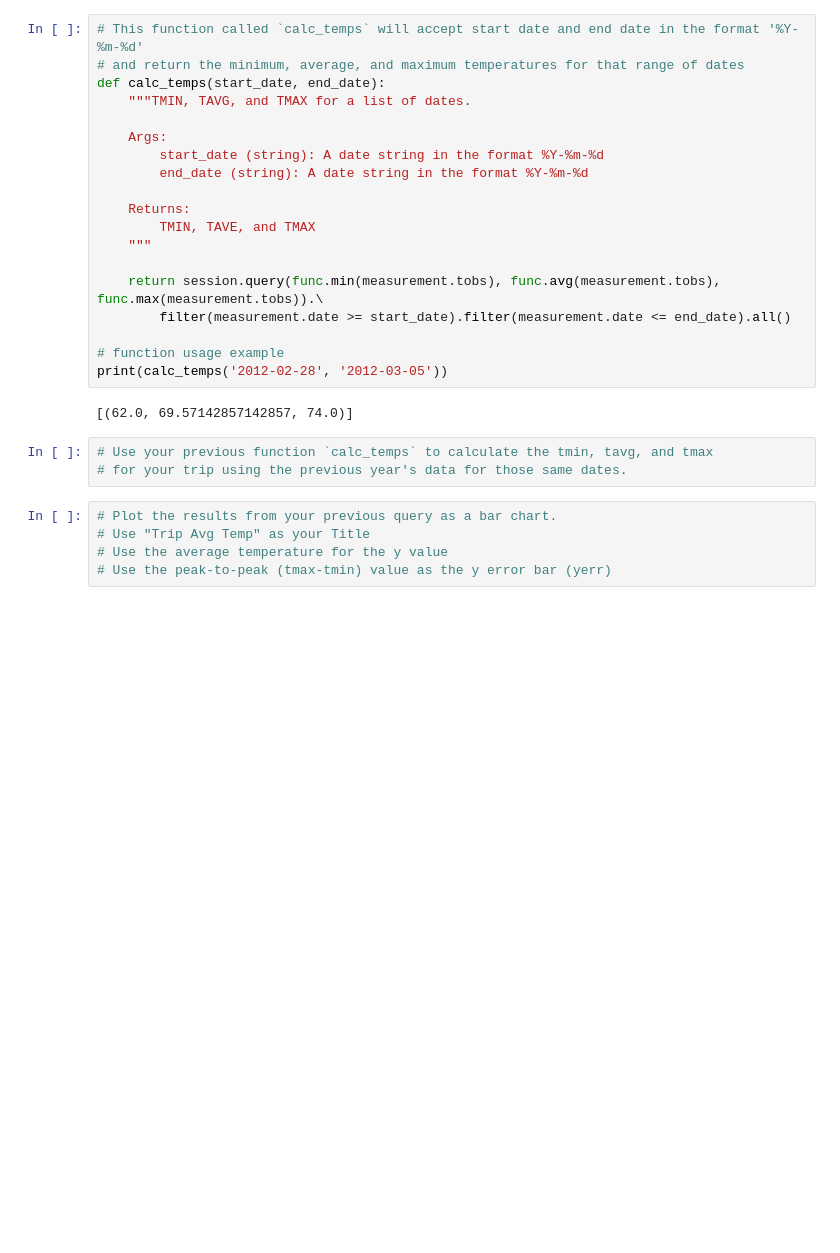
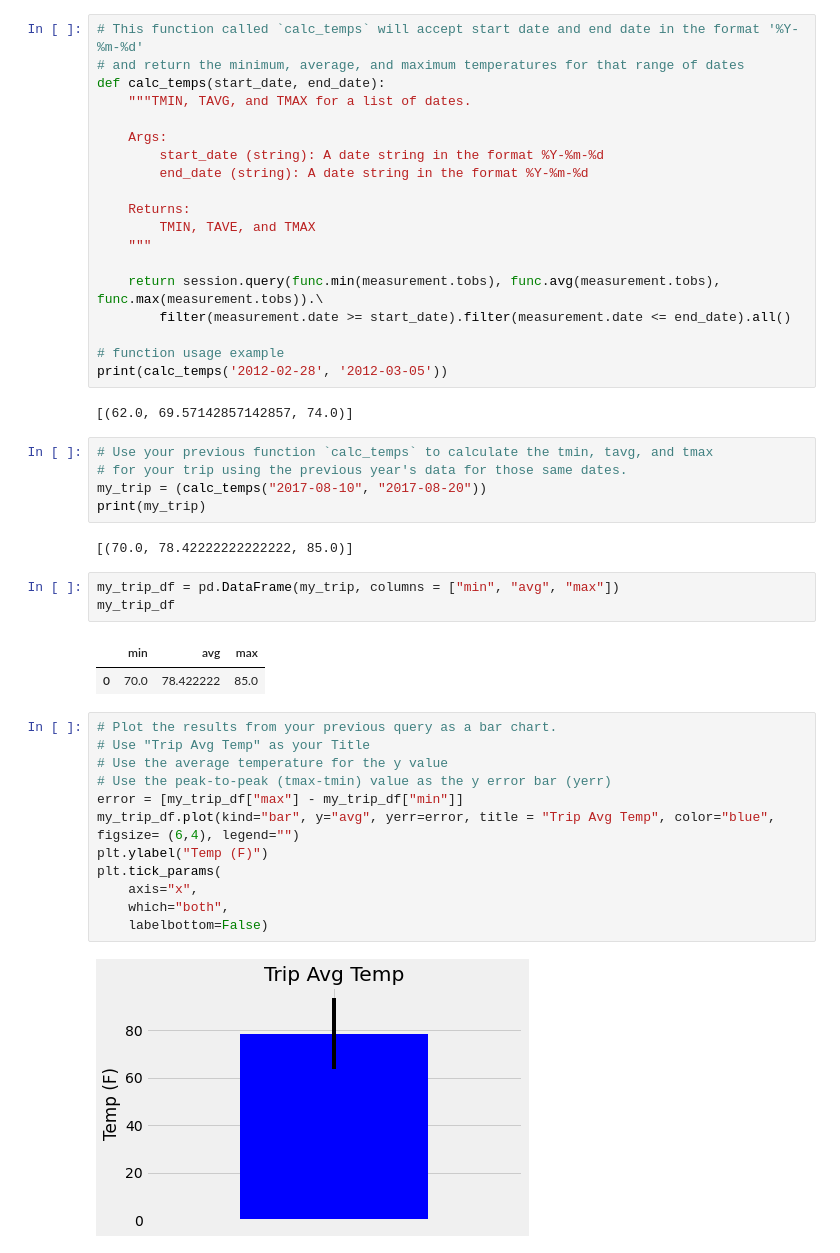
Before and after one commit to CoryOpie/Weather-Data-, a Jupyter notebook: climate_starter.ipynb, the cells around one changed output. Drawn from its saved outputs; the diff is of its cells as text; blank space fills up the shorter version.

```diff
--- a/climate_starter.ipynb
+++ b/climate_starter.ipynb
@@ -200,11 +213,30 @@ print(calc_temps('2012-02-28', '2012-03-05'))
 # %%
 # Use your previous function `calc_temps` to calculate the tmin, tavg, and tmax
 # for your trip using the previous year's data for those same dates.
+my_trip = (calc_temps("2017-08-10", "2017-08-20"))
+print(my_trip)
+# %% [output]
+[(70.0, 78.42222222222222, 85.0)]
+# %%
+my_trip_df = pd.DataFrame(my_trip, columns = ["min", "avg", "max"])
+my_trip_df
+# %% [output]
+|  | min | avg | max |
+| 0 | 70.0 | 78.422222 | 85.0 |
 # %%
 # Plot the results from your previous query as a bar chart.
 # Use "Trip Avg Temp" as your Title
 # Use the average temperature for the y value
 # Use the peak-to-peak (tmax-tmin) value as the y error bar (yerr)
+error = [my_trip_df["max"] - my_trip_df["min"]]
+my_trip_df.plot(kind="bar", y="avg", yerr=error, title = "Trip Avg Temp", color="blue", figsize= (6,4), legend="")
+plt.ylabel("Temp (F)")
+plt.tick_params(
+    axis="x",
+    which="both",
+    labelbottom=False)
+# %% [output]
+[figure, added]
 # %%
 # Calculate the total amount of rainfall per weather station for your trip dates using the previous year's matching dates.
 # Sort this in descending order by precipitation amount and list the station, name, latitude, longitude, and elevation
```
Also changed, not shown: parts of 6 cells of this notebook.
